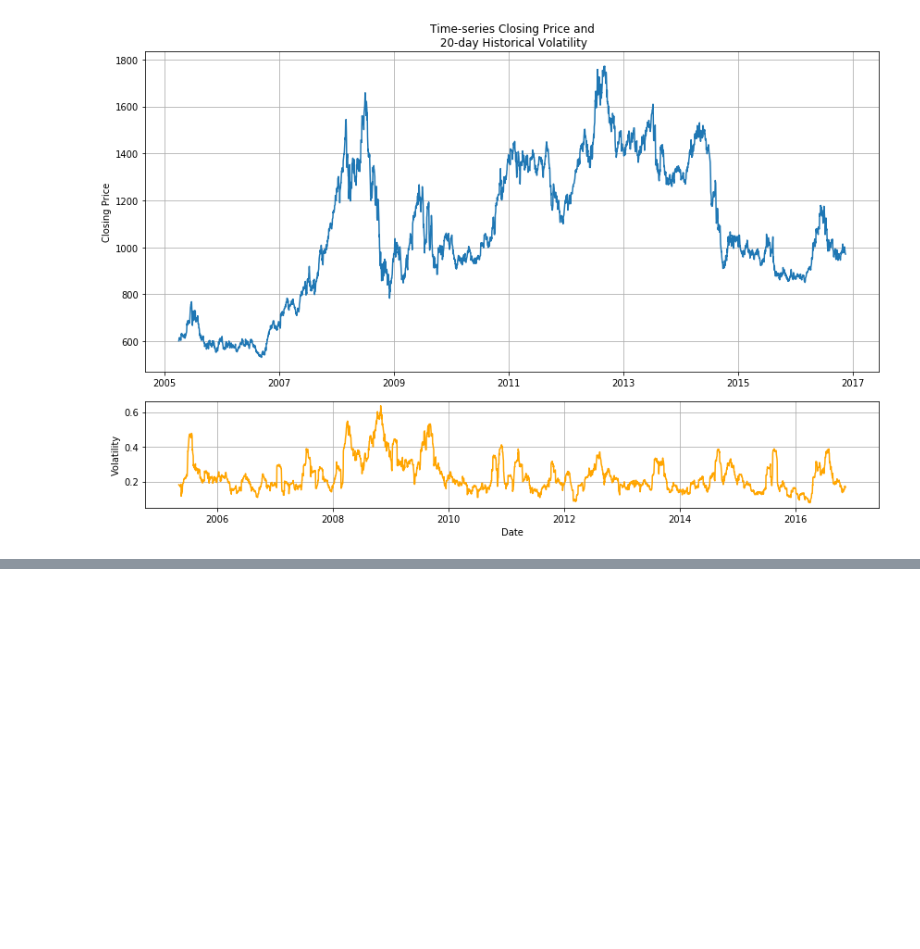
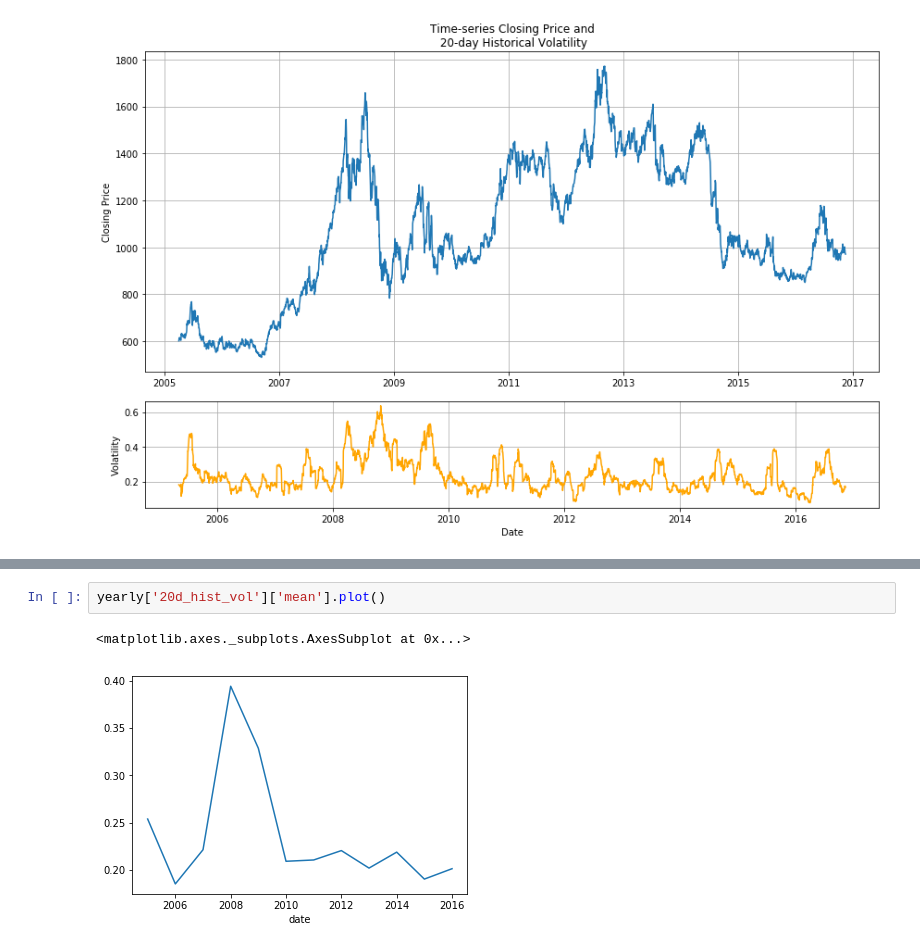
Before and after one commit to franko003/Commodity_TS_Analysis, a Jupyter notebook: notebooks/data_exploration.ipynb, the cells around one changed output, grey strips where cells are left out. Drawn from its saved outputs; the diff is of its cells as text; blank space fills up the shorter version.

```diff
--- a/notebooks/data_exploration.ipynb
+++ b/notebooks/data_exploration.ipynb
@@ -274,0 +297,5 @@ plot_ts(s_updated)
+# %%
+yearly['20d_hist_vol']['mean'].plot()
+# %% [output]
+<matplotlib.axes._subplots.AxesSubplot at 0x...>
+[figure, added]
```
Also changed, not shown: parts of 12 cells of this notebook.
